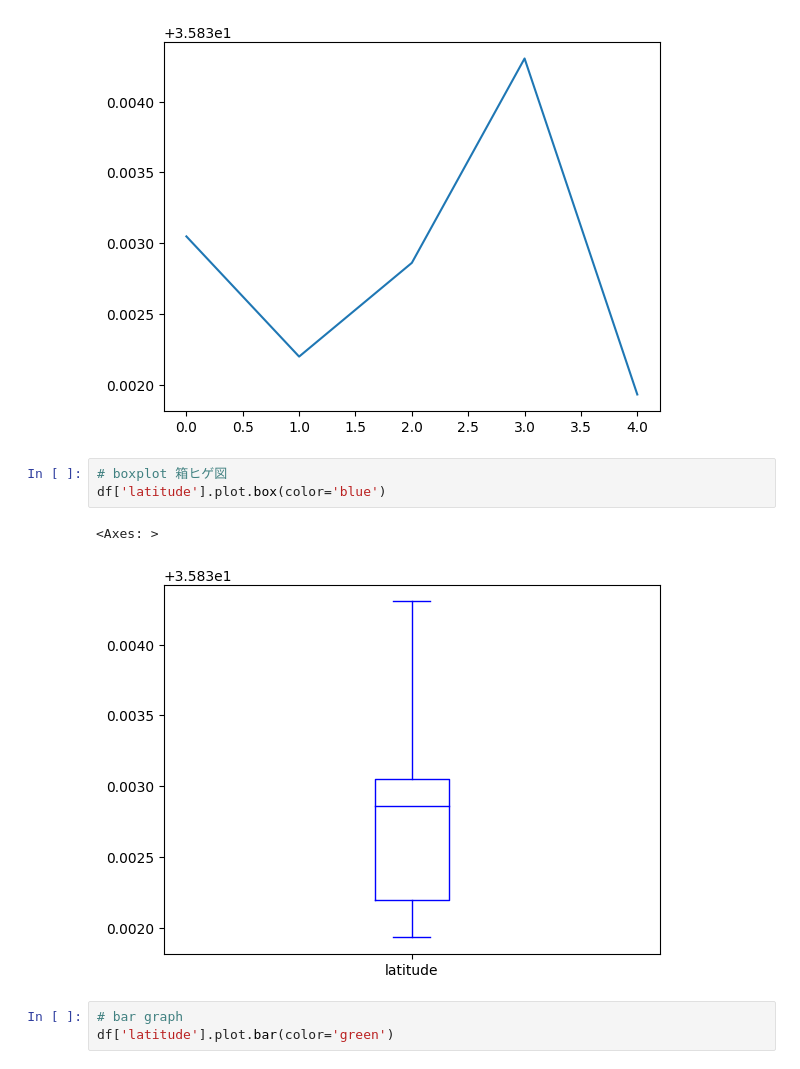
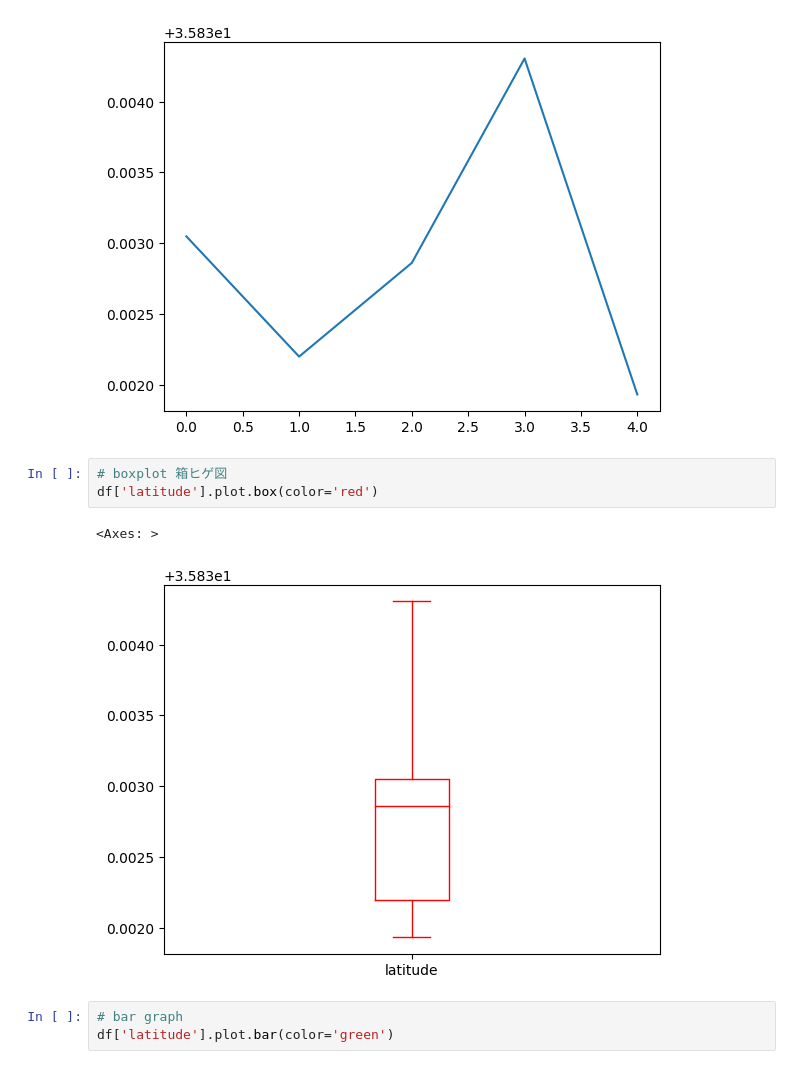
Before and after one commit to SabaMansoor/gis, a Jupyter notebook: Week06-2.ipynb, the cells around one changed output. Cells and saved outputs as stored; diff of their text form.

```diff
--- a/week6/Week06.ipynb
+++ b/Week06-2.ipynb
@@ -121,10 +120,10 @@ df['latitude'].plot()
 [figure]
 # %%
 # boxplot 箱ヒゲ図
-df['latitude'].plot.box(color='blue')
+df['latitude'].plot.box(color='red')
 # %% [output]
 <Axes: >
-[figure, old version]
+[figure, new version]
 # %%
 # bar graph
 df['latitude'].plot.bar(color='green')
```
Also changed, not shown: parts of 7 cells of this notebook, 4 other files.
